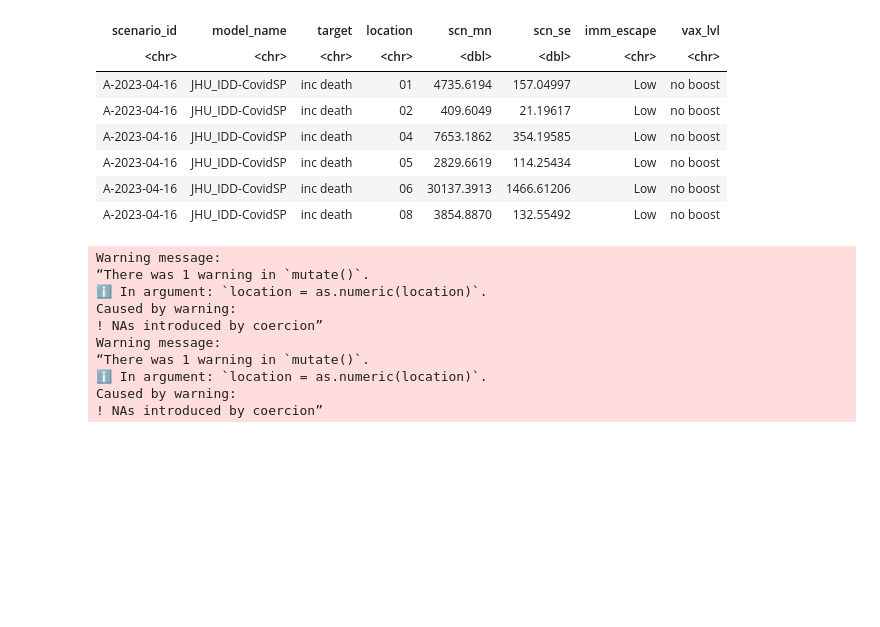
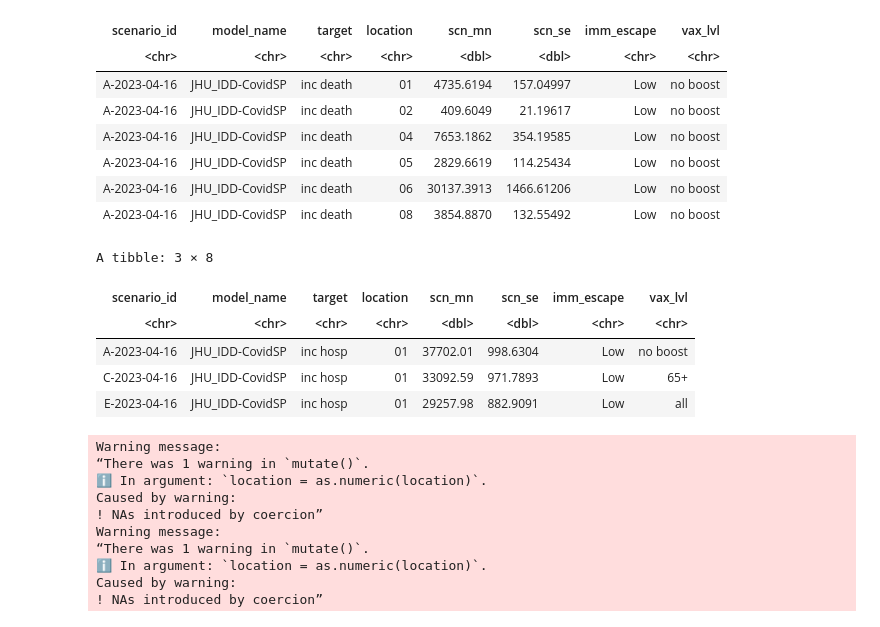
Before and after one commit to SungmokJung/covid19-scenario-modeling-hub-R17, a Jupyter notebook: A2. Vaccination impacts.ipynb, the cells around one changed output. Cells and saved outputs as stored; diff of their text form; code cells hidden in the pictures; blank space fills up the shorter version.

```diff
--- a/A2. Vaccination impacts.ipynb
+++ b/A2. Vaccination impacts.ipynb
@@ -86,6 +86,16 @@ A tibble: 6 × 8
 | A-2023-04-16 | JHU_IDD-CovidSP | inc death | 05 | 2829.6619 | 114.25434 | Low | no boost |
 | A-2023-04-16 | JHU_IDD-CovidSP | inc death | 06 | 30137.3913 | 1466.61206 | Low | no boost |
 | A-2023-04-16 | JHU_IDD-CovidSP | inc death | 08 | 3854.8870 | 132.55492 | Low | no boost |
+# %%
+res_summary %>% filter(model_name==c("JHU_IDD-CovidSP") & imm_escape==c("Low")) %>%
+filter(target==c("inc hosp") & location==c("01"))
+# %% [output]
+A tibble: 3 × 8
+| scenario_id | model_name | target | location | scn_mn | scn_se | imm_escape | vax_lvl |
+| <chr> | <chr> | <chr> | <chr> | <dbl> | <dbl> | <chr> | <chr> |
+| A-2023-04-16 | JHU_IDD-CovidSP | inc hosp | 01 | 37702.01 | 998.6304 | Low | no boost |
+| C-2023-04-16 | JHU_IDD-CovidSP | inc hosp | 01 | 33092.59 | 971.7893 | Low | 65+ |
+| E-2023-04-16 | JHU_IDD-CovidSP | inc hosp | 01 | 29257.98 | 882.9091 | Low | all |
 # %%
 read.csv("data-locations/locations.csv") %>% dplyr::select(abbreviation, location, population) %>%
 mutate(location=as.numeric(location)) -> df_loc
```
Also changed, not shown: parts of 5 cells of this notebook, 1 other file.
